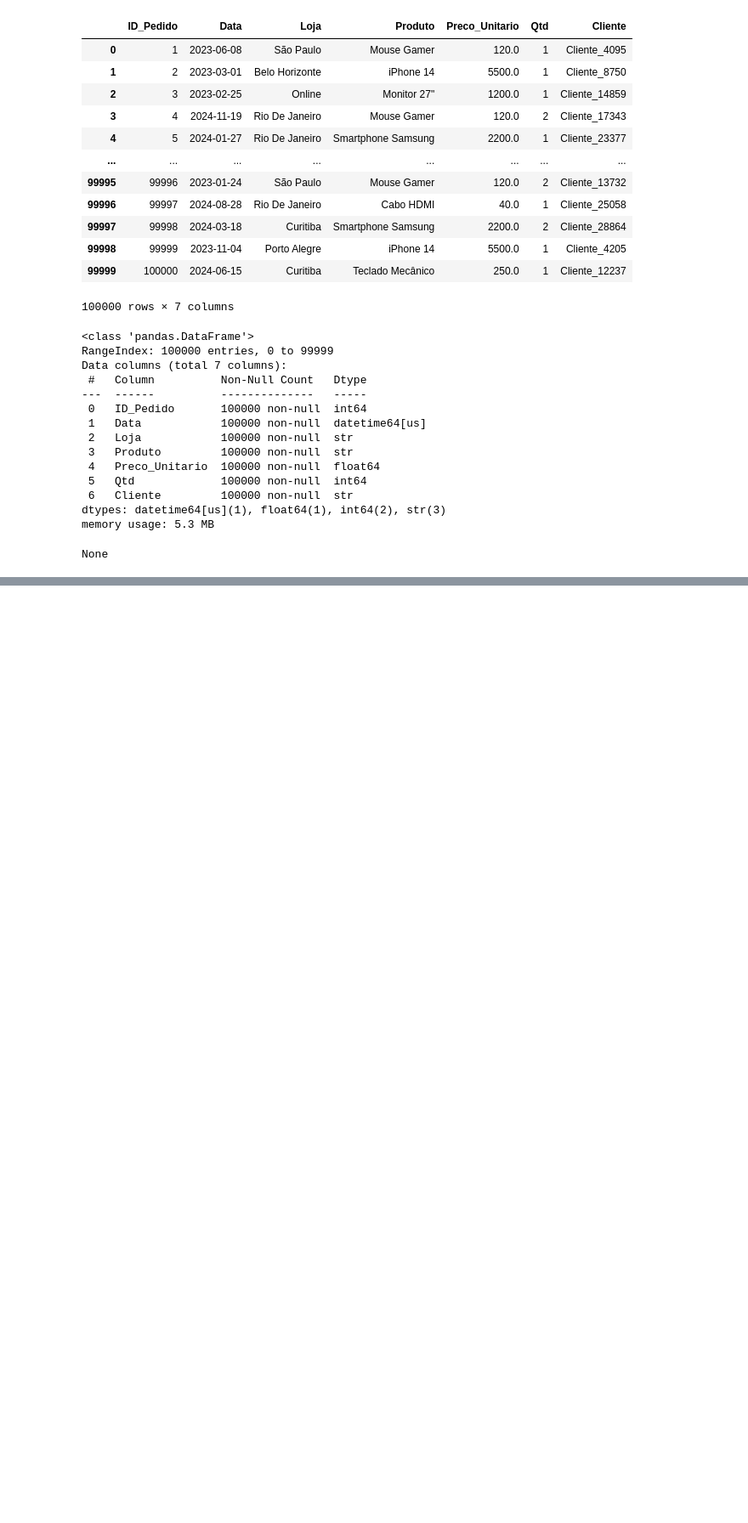
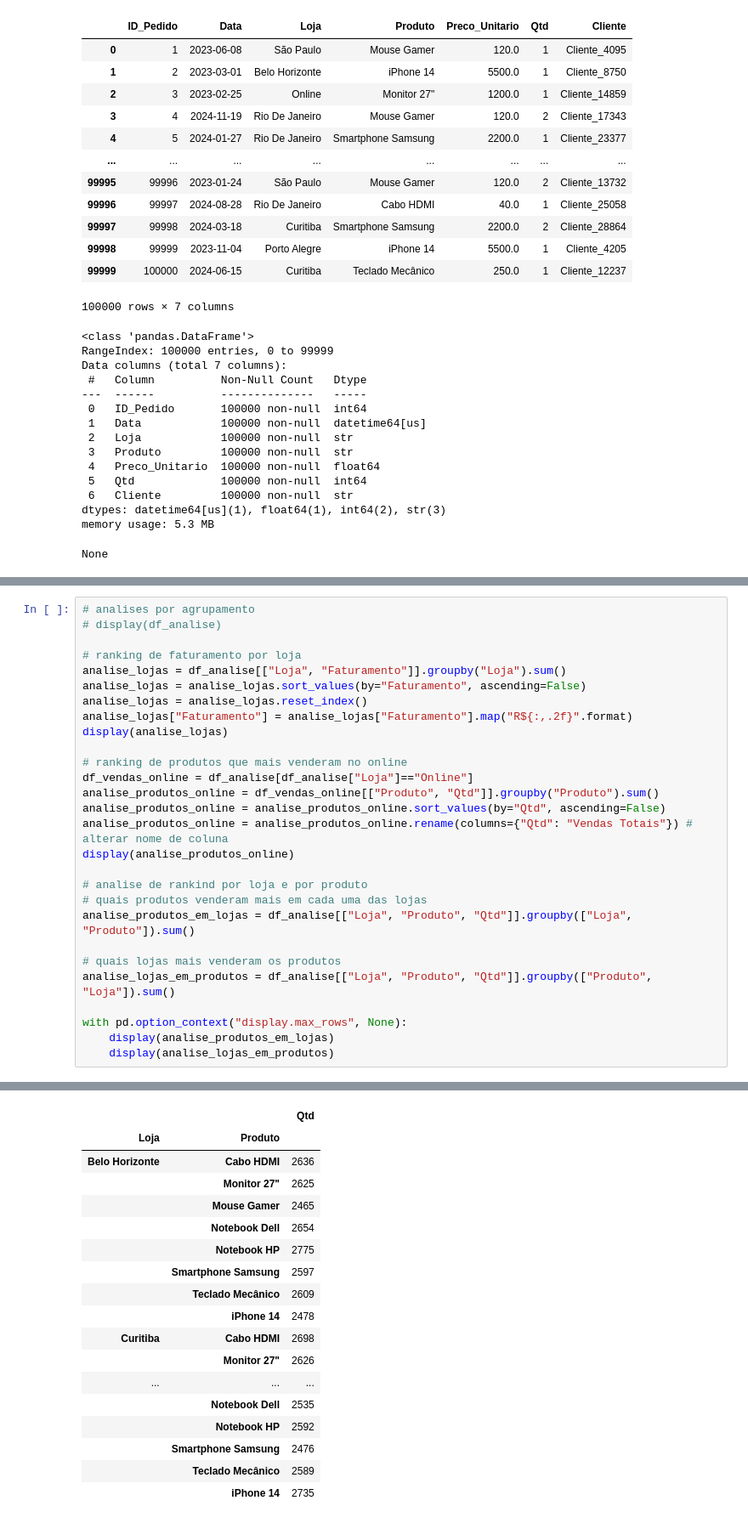
Before and after one commit to rafaelfernandesmaia/python, a Jupyter notebook: pandas_supremo/biblipandas.ipynb, the cells around one changed output, grey strips where cells are left out. Shown at 85% size. Drawn from its saved outputs; the diff is of its cells as text; blank space fills up the shorter version.

Commit message:
analises por agrupamento

```diff
--- a/pandas_supremo/biblipandas.ipynb
+++ b/pandas_supremo/biblipandas.ipynb
@@ -212,0 +260,29 @@ display(df_vendas_HDMI_SUL)
+# %%
+# analises por agrupamento
+# display(df_analise)
+
+# ranking de faturamento por loja
+analise_lojas = df_analise[["Loja", "Faturamento"]].groupby("Loja").sum()
+analise_lojas = analise_lojas.sort_values(by="Faturamento", ascending=False)
+analise_lojas = analise_lojas.reset_index()
+analise_lojas["Faturamento"] = analise_lojas["Faturamento"].map("R${:,.2f}".format)
+display(analise_lojas)
+
+# ranking de produtos que mais venderam no online
+df_vendas_online = df_analise[df_analise["Loja"]=="Online"]
+analise_produtos_online = df_vendas_online[["Produto", "Qtd"]].groupby("Produto").sum()
+analise_produtos_online = analise_produtos_online.sort_values(by="Qtd", ascending=False)
+analise_produtos_online = analise_produtos_online.rename(columns={"Qtd": "Vendas Totais"}) # alterar nome de coluna
+display(analise_produtos_online)
+
+# analise de rankind por loja e por produto
+# quais produtos venderam mais em cada uma das lojas
+analise_produtos_em_lojas = df_analise[["Loja", "Produto", "Qtd"]].groupby(["Loja", "Produto"]).sum()
+
+# quais lojas mais venderam os produtos
+analise_lojas_em_produtos = df_analise[["Loja", "Produto", "Qtd"]].groupby(["Produto", "Loja"]).sum()
+
+with pd.option_context("display.max_rows", None):
+    display(analise_produtos_em_lojas)
+    display(analise_lojas_em_produtos)
+# %% [output]
@@ -212,0 +308,18 @@ display(df_vendas_HDMI_SUL)
+|  |  | Qtd |
+| Loja | Produto |  |
+| Belo Horizonte | Cabo HDMI | 2636 |
+|  | Monitor 27" | 2625 |
+|  | Mouse Gamer | 2465 |
+|  | Notebook Dell | 2654 |
+|  | Notebook HP | 2775 |
+|  | Smartphone Samsung | 2597 |
+|  | Teclado Mecânico | 2609 |
+|  | iPhone 14 | 2478 |
+| Curitiba | Cabo HDMI | 2698 |
+|  | Monitor 27" | 2626 |
+| ... | ... | ... |
+|  | Notebook Dell | 2535 |
+|  | Notebook HP | 2592 |
+|  | Smartphone Samsung | 2476 |
+|  | Teclado Mecânico | 2589 |
+|  | iPhone 14 | 2735 |
```
Also changed, not shown: parts of 3 cells of this notebook, 1 other file.
